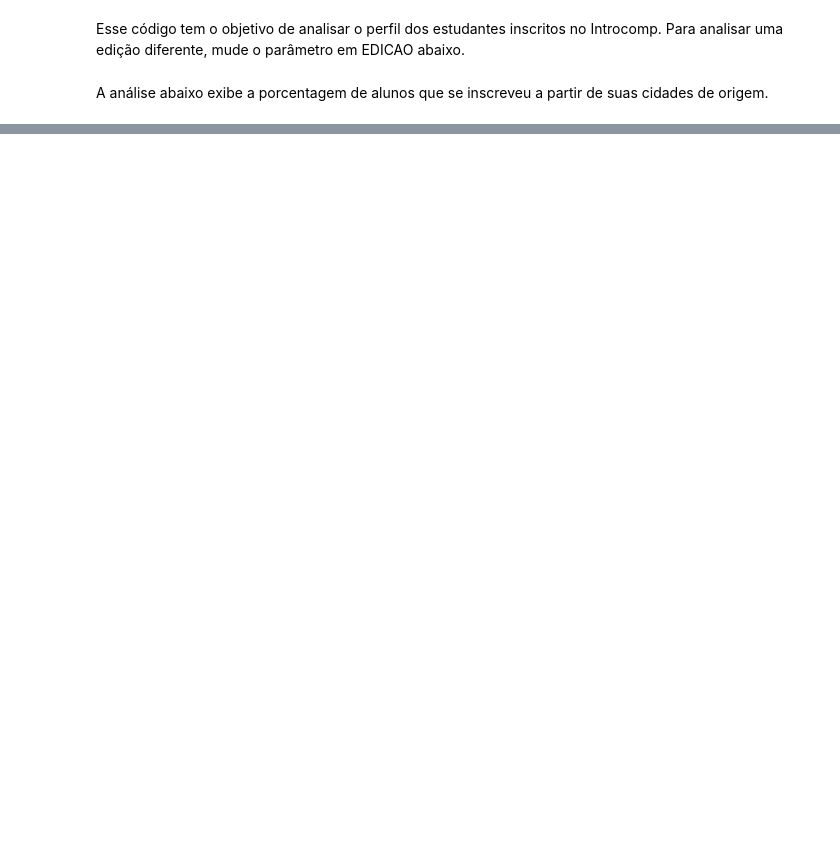
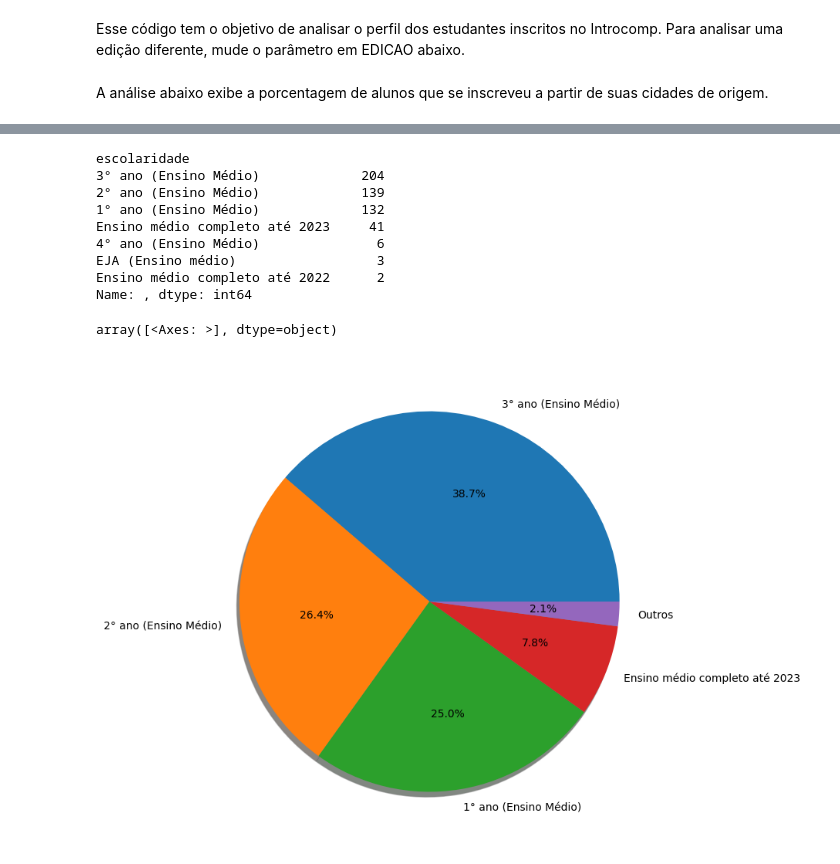
Before and after one commit to oeduardosg/introcomp, a Jupyter notebook: inscritos.ipynb, the cells around one changed output, grey strips where cells are left out. Cells and saved outputs as stored; diff of their text form; code cells hidden in the pictures; blank space fills up the shorter version.

```diff
--- a/inscritos.ipynb
+++ b/inscritos.ipynb
@@ -27,15 +46,27 @@ cidade.plot.pie(subplots=True, figsize=(8, 8), autopct='%1.1f%%', shadow={'ox':
 # %%
 #Escolaridade
 
 escolaridade = df.escolaridade.value_counts()
-escolaridade.name = 'Escolaridade'
+escolaridade.name = ''
 print(escolaridade)
 
 escolaridade['Outros'] = 0
 
 for i, v in escolaridade.items():
-    if v <= 10 and i != 'Outros':
+    if v <= p and i != 'Outros':
         escolaridade['Outros'] += v
         escolaridade.pop(i)
 
 escolaridade.plot.pie(subplots=True, figsize=(8, 8), autopct='%1.1f%%', shadow={'ox': -0.01, 'edgecolor': 'grey', 'shade': 0.9})
+# %% [output]
+escolaridade
+3° ano (Ensino Médio)             204
+2° ano (Ensino Médio)             139
+1° ano (Ensino Médio)             132
+Ensino médio completo até 2023     41
+4° ano (Ensino Médio)               6
+EJA (Ensino médio)                  3
+Ensino médio completo até 2022      2
+Name: , dtype: int64
+array([<Axes: >], dtype=object)
+[figure, added]
```
Also changed, not shown: parts of 2 cells of this notebook.
